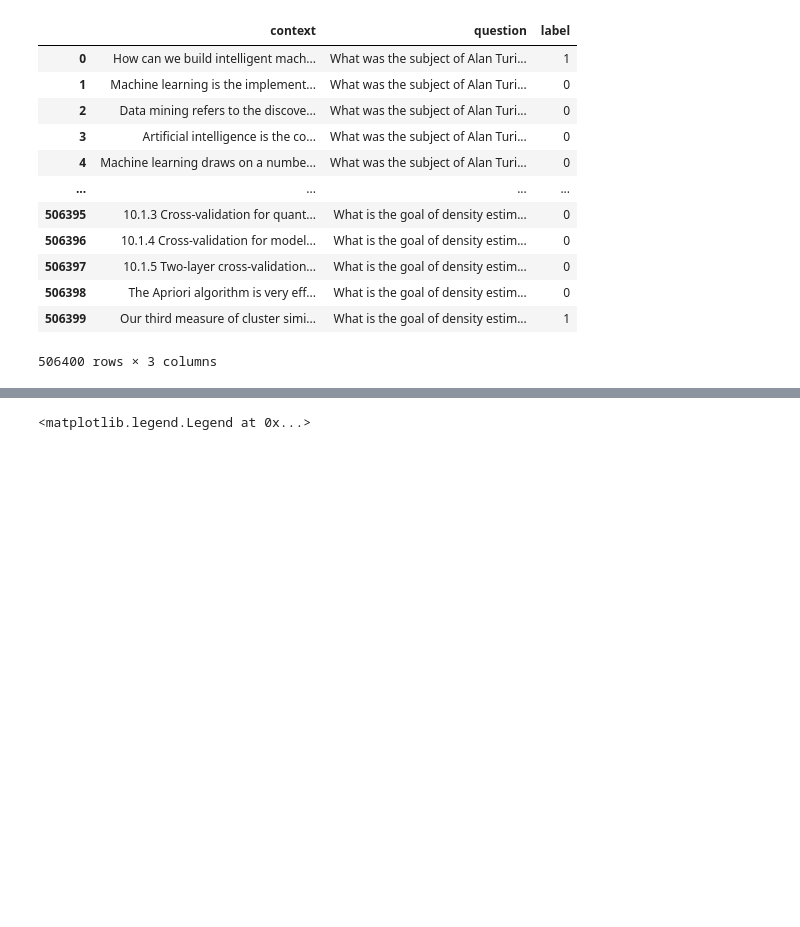
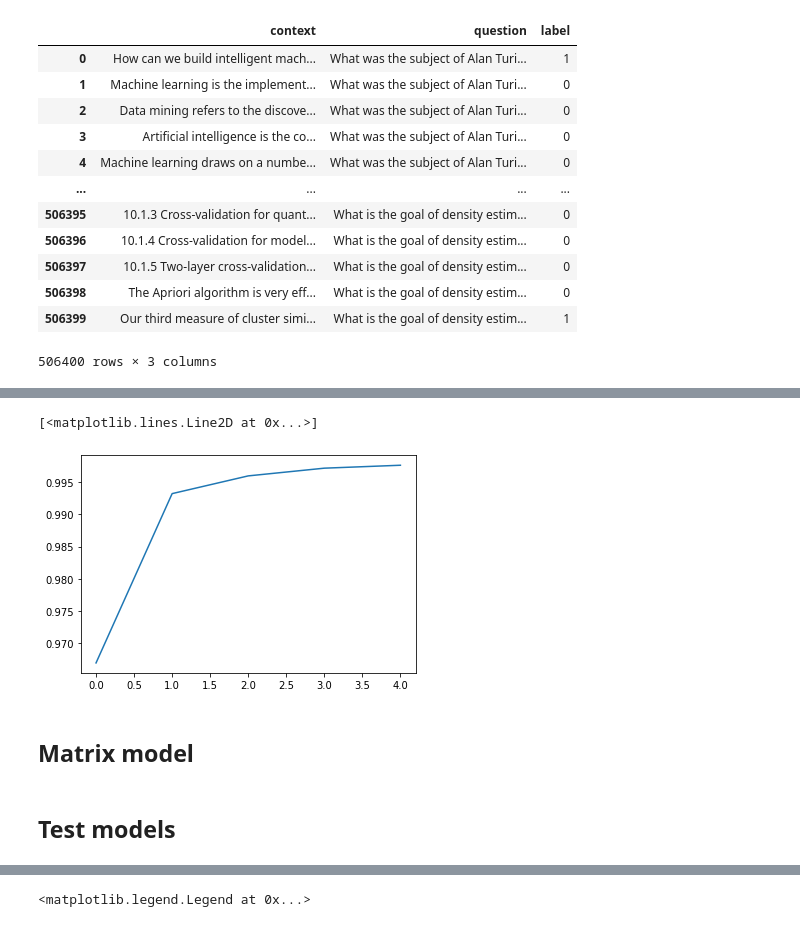
Before and after one commit to holmesec/Learning-with-ChatGPT-web-demo, a Jupyter notebook: dev/Neural Search/notebook.ipynb, the cells around one changed output, grey strips where cells are left out. Saved outputs shown, nothing was run; the diff lists cells and outputs as text; code cells hidden in the pictures; blank space fills up the shorter version.

Commit message:
Add diag matrix model to NS

```diff
--- a/dev/Neural Search/notebook.ipynb
+++ b/dev/Neural Search/notebook.ipynb
@@ -153,0 +161,7 @@ Epoch 5/5
+# %%
+plt.plot(history.history['accuracy'])
+# %% [output]
+[<matplotlib.lines.Line2D at 0x...>]
+[figure, added]
+# %% [markdown]
+## Matrix model
@@ -154,3 +209,5 @@ Epoch 5/5
+# %% [markdown]
+## Test models
 # %%
 X_test = np.array([np.concatenate((context_embeddings[ctx],question_embeddings[q])) for ctx,q in zip(df_test['context'].values, df_test['question'].values)])
 y_test = np.array([i for i in df_test['label'].values])
```
Also changed, not shown: parts of 17 cells of this notebook.
